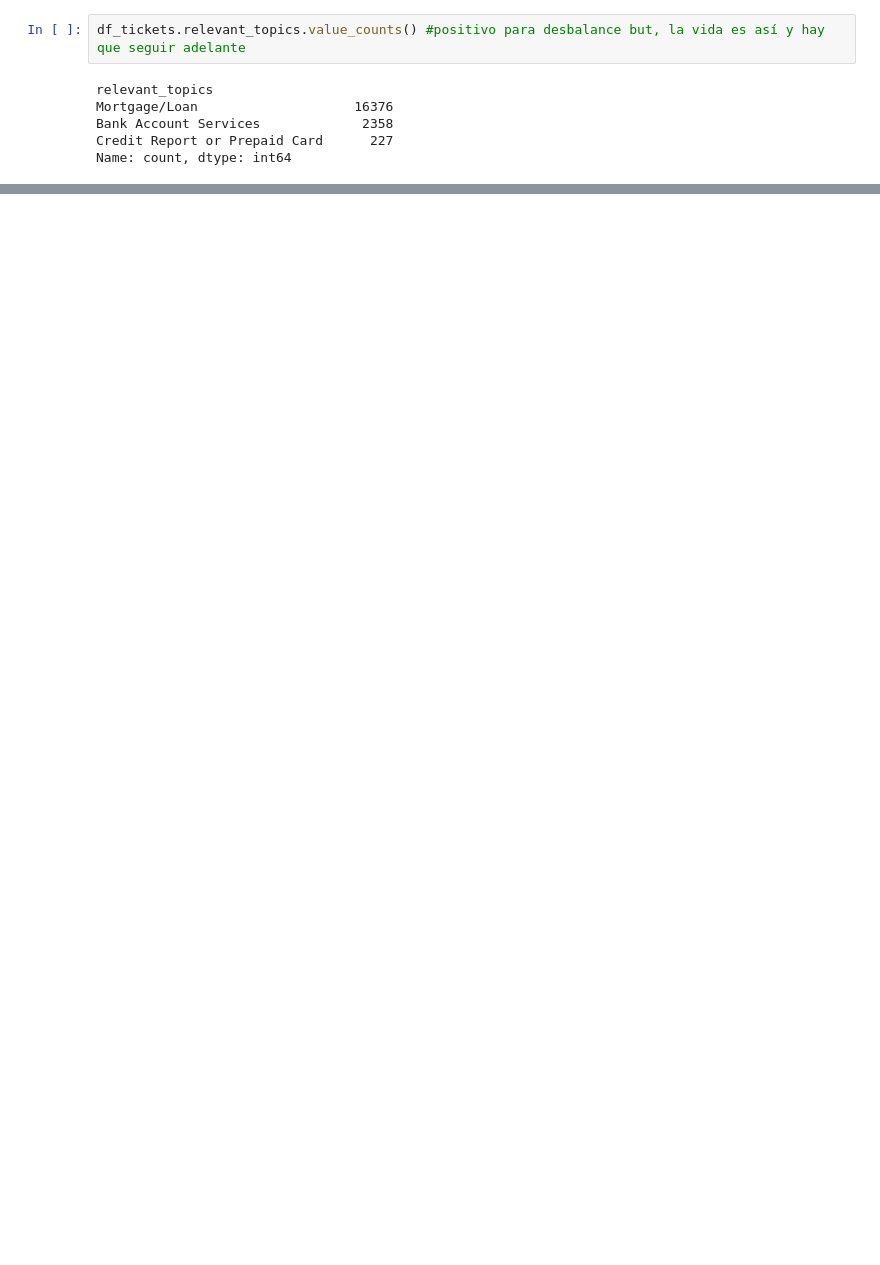
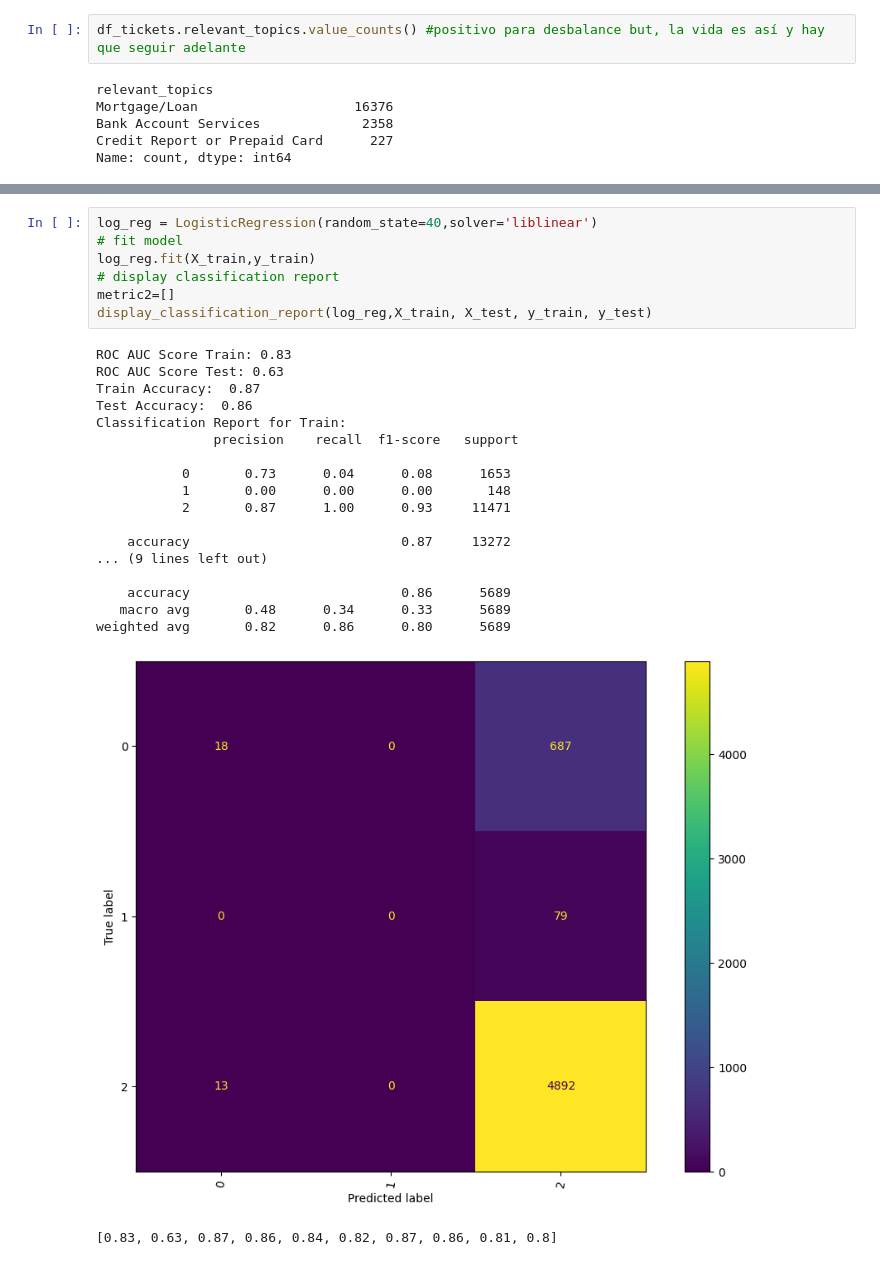
Before and after one commit to Mariac-db/Mlops-platzi, a Jupyter notebook: tracking/tracking_data_tickets_baseline.ipynb, the cells around one changed output, grey strips where cells are left out. Saved outputs shown, nothing was run; the diff lists cells and outputs as text; blank space fills up the shorter version.

```diff
--- a/tracking/tracking_data_tickets_baseline.ipynb
+++ b/tracking/tracking_data_tickets_baseline.ipynb
@@ -94,0 +291,27 @@ def data_transform(df:pd.DataFrame):
+# %%
+log_reg = LogisticRegression(random_state=40,solver='liblinear')
+# fit model
+log_reg.fit(X_train,y_train)
+# display classification report
+metric2=[]
+display_classification_report(log_reg,X_train, X_test, y_train, y_test)
+# %% [output]
+ROC AUC Score Train: 0.83
+ROC AUC Score Test: 0.63
+Train Accuracy:  0.87
+Test Accuracy:  0.86
+Classification Report for Train:
+               precision    recall  f1-score   support
+
+           0       0.73      0.04      0.08      1653
+           1       0.00      0.00      0.00       148
+           2       0.87      1.00      0.93     11471
+
+    accuracy                           0.87     13272
+... (9 lines left out)
+
+    accuracy                           0.86      5689
+   macro avg       0.48      0.34      0.33      5689
+weighted avg       0.82      0.86      0.80      5689
+[figure, added]
+[0.83, 0.63, 0.87, 0.86, 0.84, 0.82, 0.87, 0.86, 0.81, 0.8]
```
Also changed, not shown: parts of 12 cells of this notebook, 1 other file.
